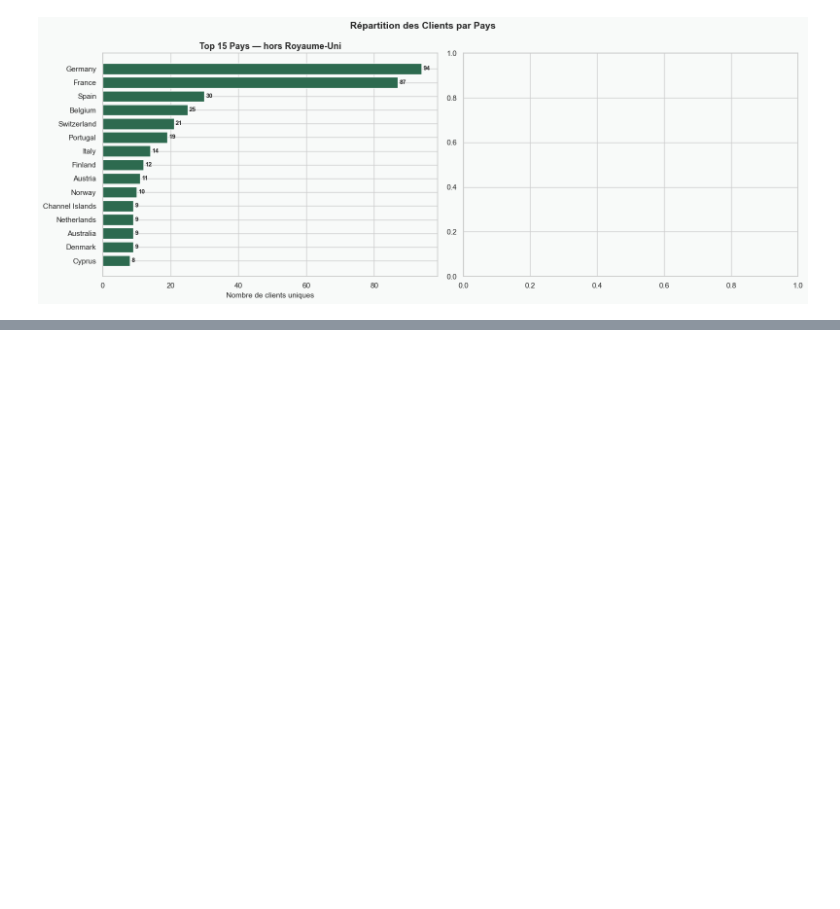
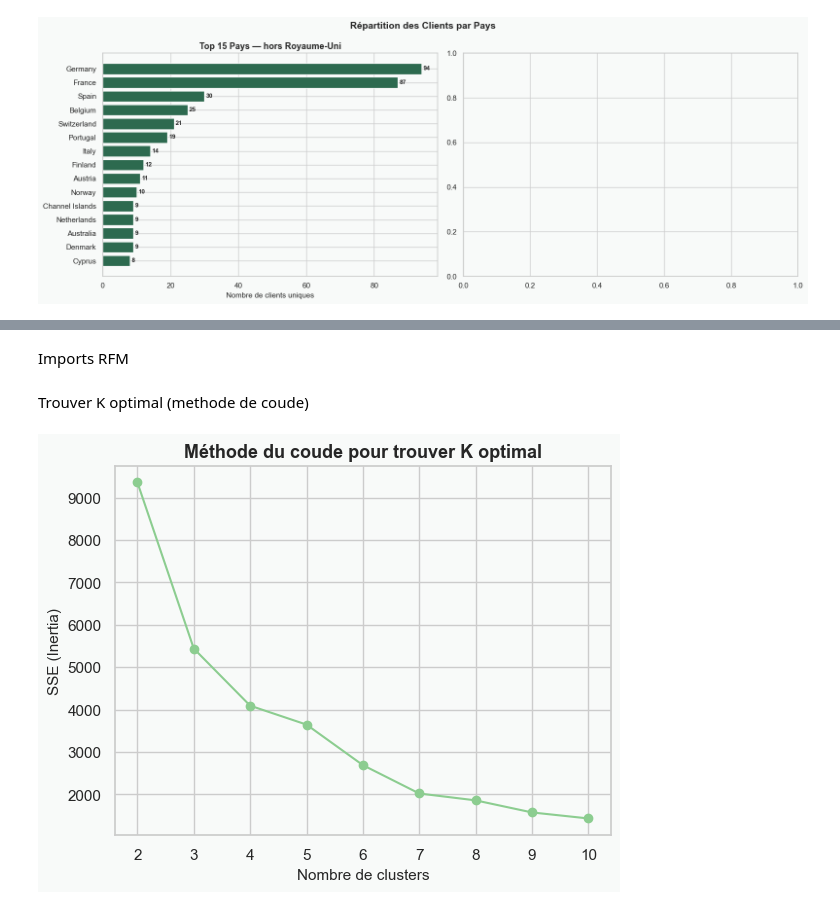
Before and after one commit to nad02k/Client-segmentation-notebook, a Jupyter notebook: exploration_dataset.ipynb, the cells around one changed output, grey strips where cells are left out. Saved outputs shown, nothing was run; the diff lists cells and outputs as text; code cells hidden in the pictures; blank space fills up the shorter version.

```diff
--- a/exploration_dataset.ipynb
+++ b/exploration_dataset.ipynb
@@ -648,0 +686,27 @@ plt.show()
+# %% [markdown]
+Imports RFM
+# %%
+from sklearn.preprocessing import StandardScaler
+
+scaler = StandardScaler()
+rfm_scaled = scaler.fit_transform(rfm[['Recency','Frequency','Monetary']])
+# %% [markdown]
+Trouver K optimal (methode de coude)
+# %%
+from sklearn.cluster import KMeans
+import matplotlib.pyplot as plt
+
+# Trouver le nombre optimal de clusters avec la méthode du coude
+sse = []
+for k in range(2, 11):
+    kmeans = KMeans(n_clusters=k, random_state=42)
+    kmeans.fit(rfm_scaled)
+    sse.append(kmeans.inertia_)
+
+plt.plot(range(2, 11), sse, marker='o')
+plt.xlabel('Nombre de clusters')
+plt.ylabel('SSE (Inertia)')
+plt.title('Méthode du coude pour trouver K optimal')
+plt.show()
+# %% [output]
+[figure, added]
```
Also changed, not shown: parts of 15 cells of this notebook.
